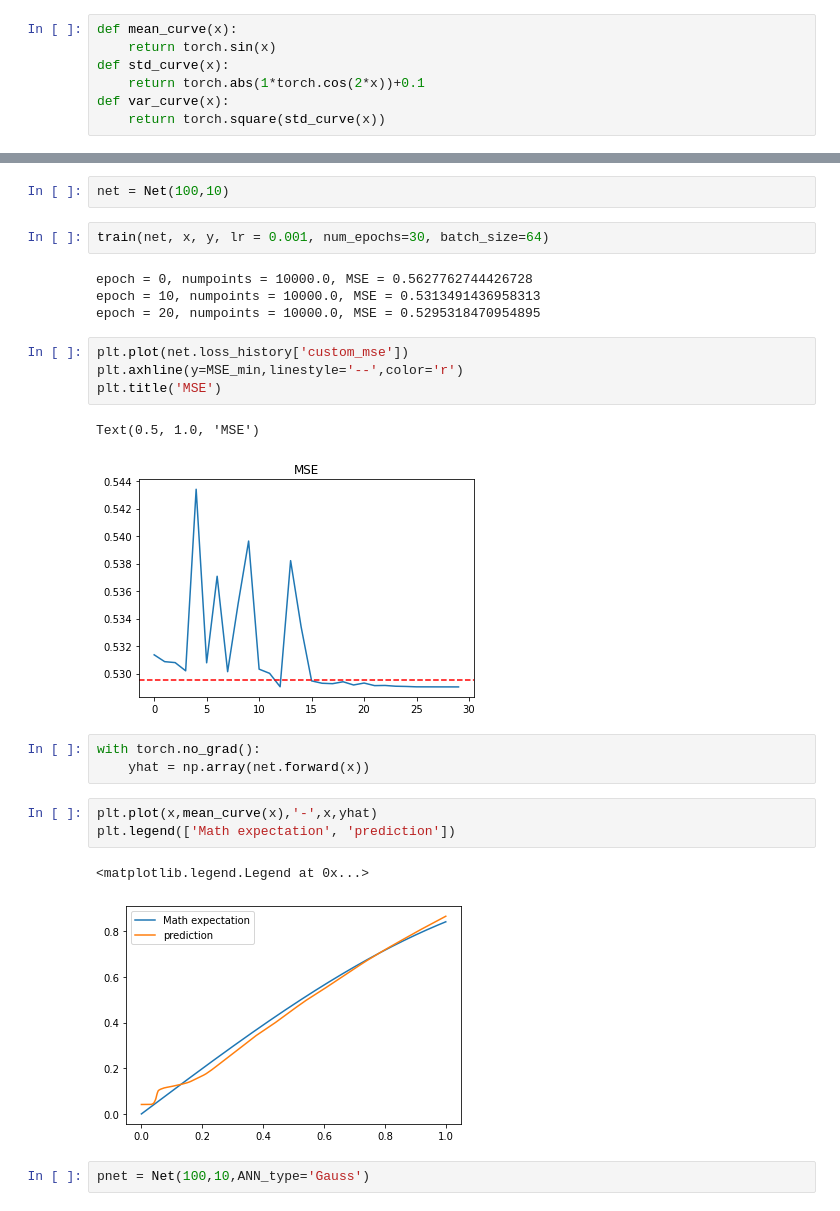
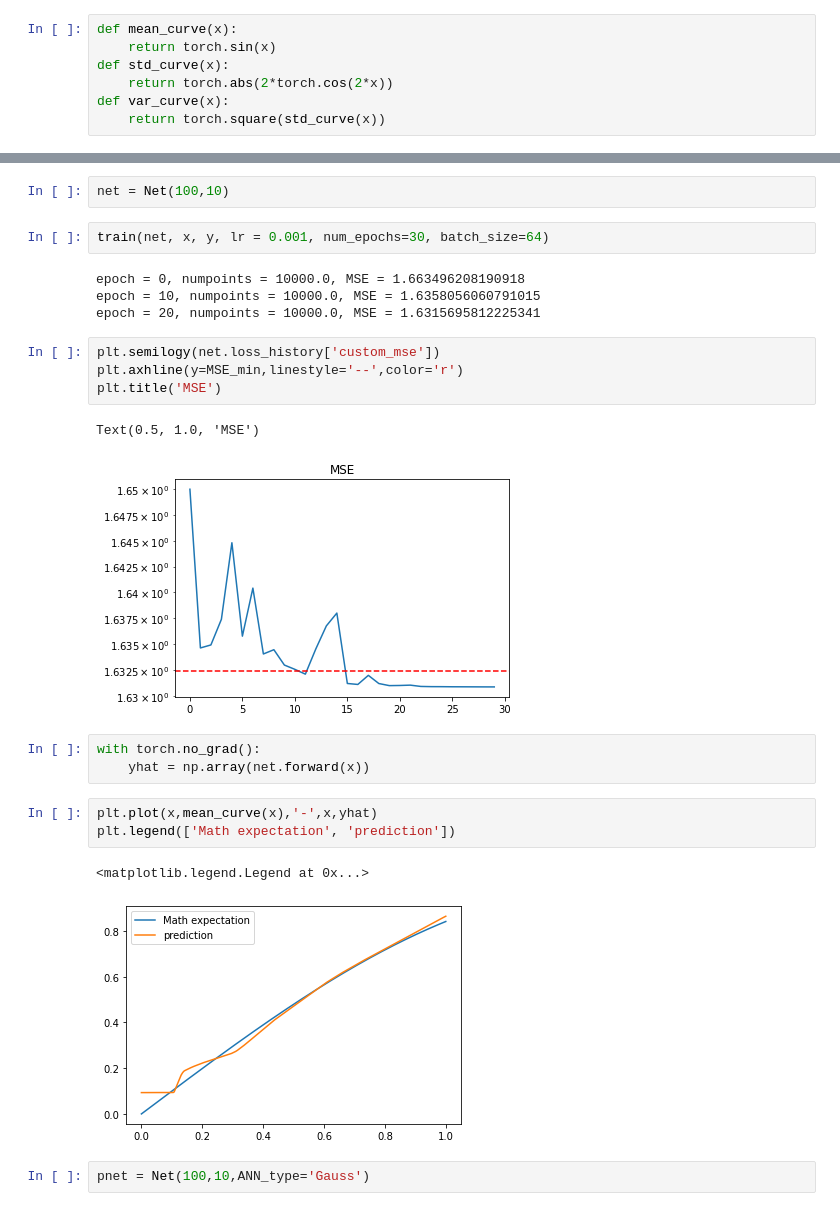
Before and after one commit to Pperezhogin/pyqg_experiments_Ross, a Jupyter notebook: pyqg_subgrid_experiments/GaussianLoss_1D.ipynb, the cells around one changed output, grey strips where cells are left out. Cells and saved outputs as stored; diff of their text form.

```diff
--- a/pyqg_subgrid_experiments/GaussianLoss_1D.ipynb
+++ b/pyqg_subgrid_experiments/GaussianLoss_1D.ipynb
@@ -17,7 +17,7 @@ Npoints = 10000
 def mean_curve(x):
     return torch.sin(x)
 def std_curve(x):
-    return torch.abs(1*torch.cos(2*x))+0.1
+    return torch.abs(2*torch.cos(2*x))
 def var_curve(x):
     return torch.square(std_curve(x))
 # %%
@@ -157,16 +157,16 @@ net = Net(100,10)
 # %%
 train(net, x, y, lr = 0.001, num_epochs=30, batch_size=64)
 # %% [output]
-epoch = 0, numpoints = 10000.0, MSE = 0.5627762744426728
-epoch = 10, numpoints = 10000.0, MSE = 0.5313491436958313
-epoch = 20, numpoints = 10000.0, MSE = 0.5295318470954895
+epoch = 0, numpoints = 10000.0, MSE = 1.663496208190918
+epoch = 10, numpoints = 10000.0, MSE = 1.6358056060791015
+epoch = 20, numpoints = 10000.0, MSE = 1.6315695812225341
 # %%
-plt.plot(net.loss_history['custom_mse'])
+plt.semilogy(net.loss_history['custom_mse'])
 plt.axhline(y=MSE_min,linestyle='--',color='r')
 plt.title('MSE')
 # %% [output]
 Text(0.5, 1.0, 'MSE')
-[figure, old version]
+[figure, new version]
 # %%
 with torch.no_grad():
     yhat = np.array(net.forward(x))
@@ -175,7 +175,7 @@ plt.plot(x,mean_curve(x),'-',x,yhat)
 plt.legend(['Math expectation', 'prediction'])
 # %% [output]
 <matplotlib.legend.Legend at 0x...>
-[figure, old version]
+[figure, new version]
 # %%
 pnet = Net(100,10,ANN_type='Gauss')
 # %%
```
Also changed, not shown: parts of 6 cells of this notebook.
